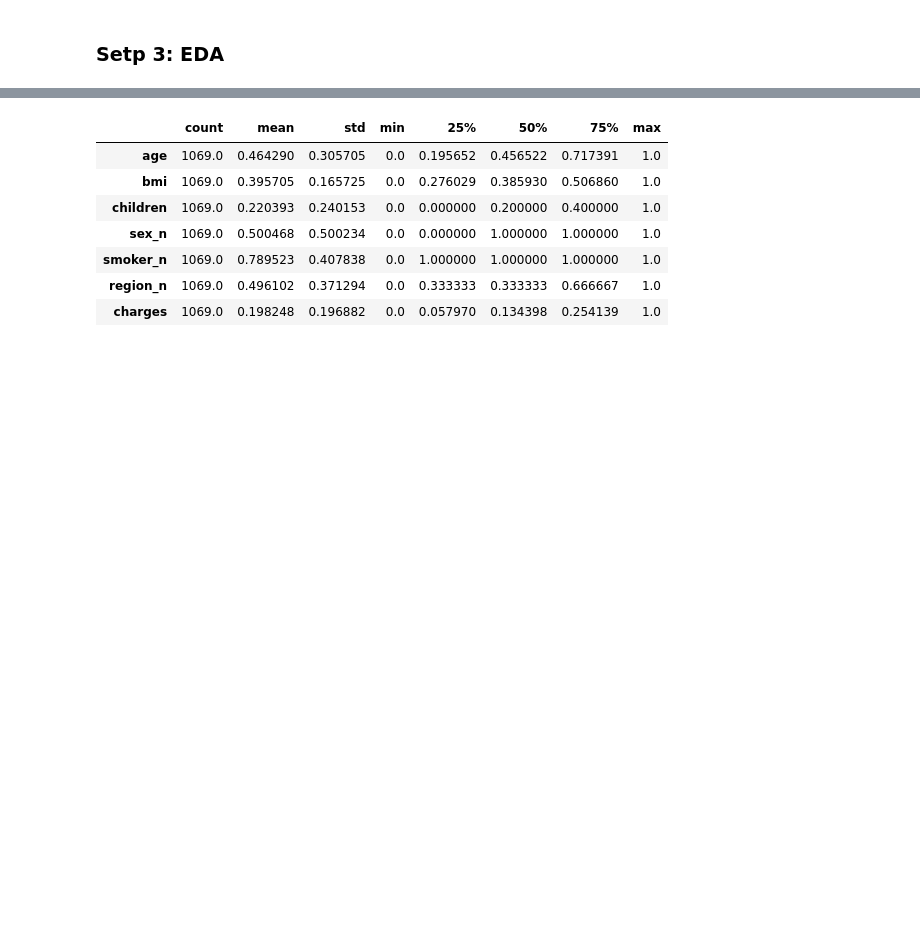
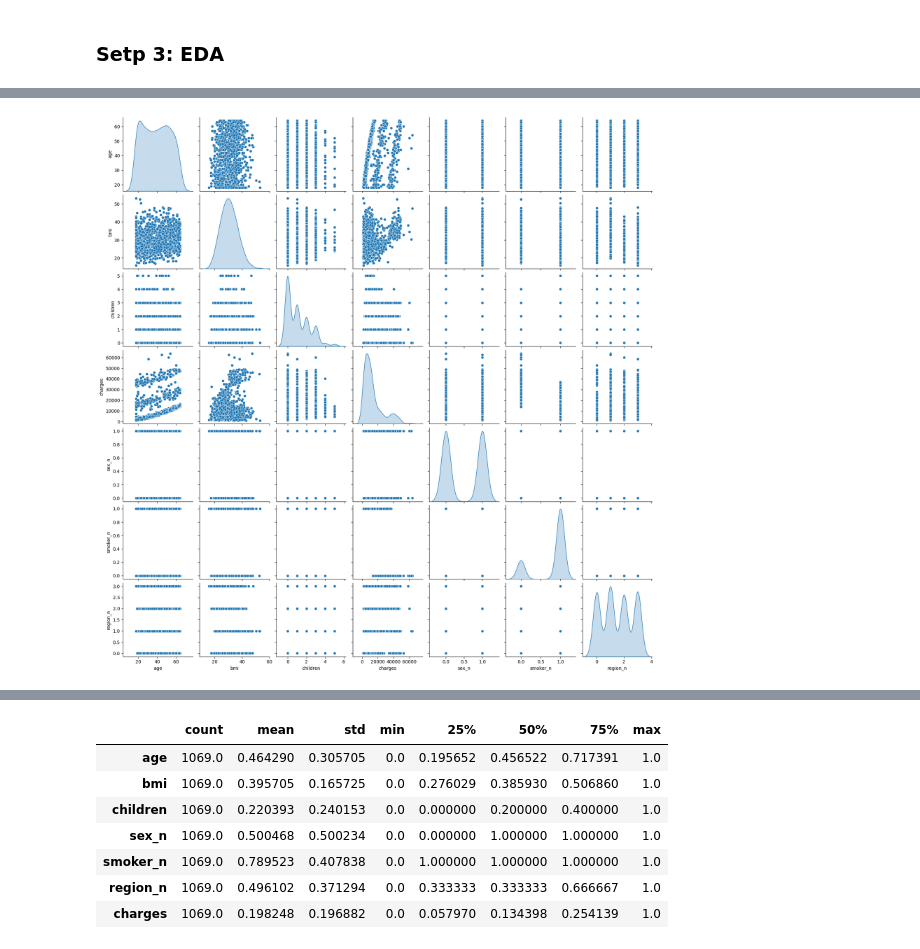
Before and after one commit to rodri-iot/machine-learning-python-template, a Jupyter notebook: src/app.ipynb, the cells around one changed output, grey strips where cells are left out. Drawn from its saved outputs; the diff is of its cells as text; code cells hidden in the pictures; blank space fills up the shorter version.

```diff
--- a/src/app.ipynb
+++ b/src/app.ipynb
@@ -120,0 +158,6 @@ df_train, df_test = train_test_split(df_raw_scal, test_size= 0.2, random_state=
+# %%
+# Bivariate analysis
+sns.pairplot(data= df_train, diag_kind="kde")
+plt.show()
+# %% [output]
+[figure, added]
```
Also changed, not shown: parts of 7 cells of this notebook, 2 other files.
